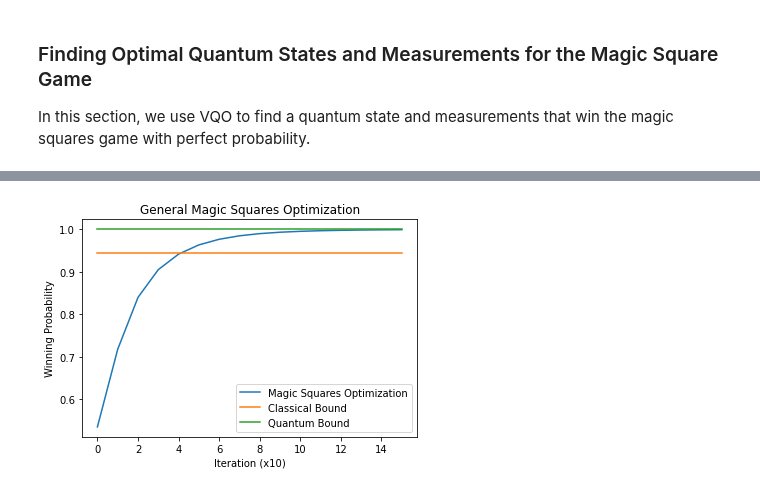
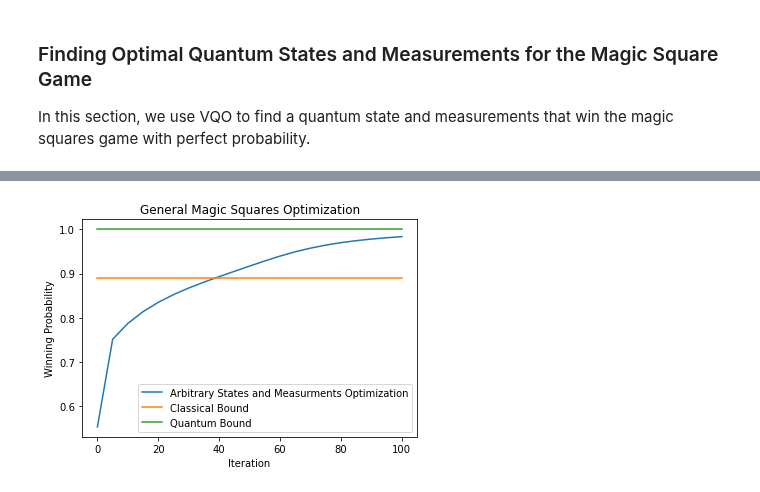
Before and after one commit to ChitambarLab/qNetVO, a Jupyter notebook: notebook/magic_squares_vqo.ipynb, the cells around one changed output, grey strips where cells are left out. Saved outputs shown, nothing was run; the diff lists cells and outputs as text; code cells hidden in the pictures.

```diff
--- a/notebook/magic_squares_vqo.ipynb
+++ b/notebook/magic_squares_vqo.ipynb
@@ -170 +21,17 @@ def measurement_qnode(state_settings, settingsA, settingsB):
+# %%
+wires = [0,1,2,3]
+bell_copies_prep_node = [QNopt.PrepareNode(1, wires, QNopt.bell_state_copies, 0)]
+ghz_prep_node = [QNopt.PrepareNode(1, wires, QNopt.ghz_state, 0)]
+bell_state_prep_node = [QNopt.PrepareNode(1, wires, lambda settings, wires: QNopt.ghz_state([], [wires[0], wires[2]]), 0)]
+classical_prep_node = [QNopt.PrepareNode(1, wires, lambda settings, wires: None, 0)]
+
+measure_nodes = [
+    QNopt.MeasureNode(3,4, wires[0:2], qml.templates.subroutines.ArbitraryUnitary, 15),
+    QNopt.MeasureNode(3,4, wires[2:], qml.templates.subroutines.ArbitraryUnitary, 15),
+]
+
+bell_copies_ansatz = QNopt.NetworkAnsatz(bell_copies_prep_node, measure_nodes)
+ghz_state_ansatz = QNopt.NetworkAnsatz(ghz_prep_node, measure_nodes)
+bell_state_ansatz = QNopt.NetworkAnsatz(bell_state_prep_node, measure_nodes)
+classical_ansatz = QNopt.NetworkAnsatz(classical_prep_node, measure_nodes)
 # %% [markdown]
@@ -340,0 +135,17 @@ Wall time: 8min 21s
+# %%
+%%time
+
+np.random.seed(3) # susceptible to local minima
+
+arb_prep_node = [QNopt.PrepareNode(1,wires,qml.templates.subroutines.ArbitraryUnitary, 255)]
+arb_ansatz = QNopt.NetworkAnsatz(arb_prep_node, measure_nodes)
+
+arb_opt_dict = QNopt.gradient_descent(
+    QNopt.magic_squares_game_cost(arb_ansatz),
+    arb_ansatz.rand_scenario_settings(),
+    step_size=0.4,
+    num_steps=100,
+    sample_width=5
+)
+
+print("opt score : ", arb_opt_dict["opt_score"])
@@ -341,11 +170,15 @@ Wall time: 8min 21s
 # %%
-plt.plot(range(16), scores , label = "Magic Squares Optimization")
-plt.plot(range(16), [17/18]*len(scores), label = r"Classical Bound")
-plt.plot(range(16), [1]*len(scores), label = "Quantum Bound")
+sample_width = 5
+num_samples = len(arb_opt_dict["scores"])
+x_ticks = np.arange(num_samples) * sample_width
+
+plt.plot(x_ticks, arb_opt_dict["scores"] , label = "Arbitrary States and Measurments Optimization")
+plt.plot(x_ticks, [8/9]*num_samples, label = r"Classical Bound")
+plt.plot(x_ticks, [1]*num_samples, label = "Quantum Bound")
 plt.title("General Magic Squares Optimization")
-plt.xlabel("Iteration (x10)")
+plt.xlabel("Iteration")
 plt.ylabel("Winning Probability")
 plt.legend()
 plt.show()
 # %% [output]
-[figure, old version]
+[figure, new version]
```
Also changed, not shown: parts of 27 cells of this notebook, 1 other file.
